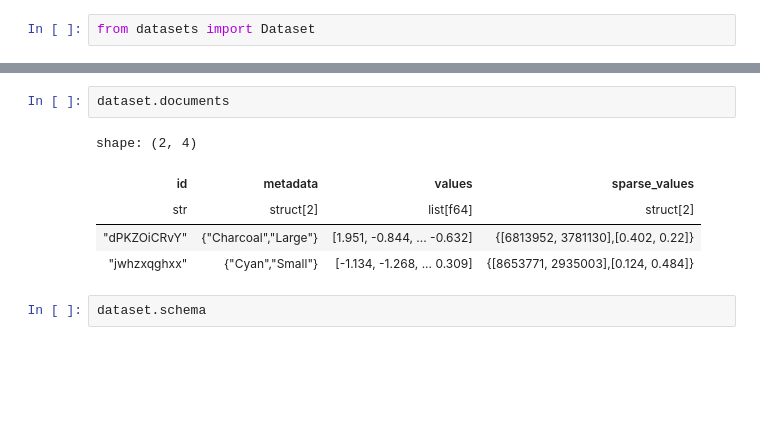
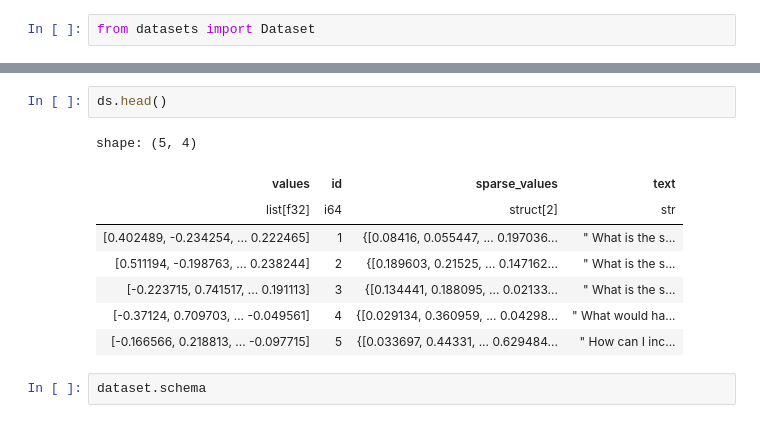
Before and after one commit to pinecone-io/pinecone-datasets, a Jupyter notebook: scratchpad.ipynb, the cells around one changed output, grey strips where cells are left out. Drawn from its saved outputs; the diff is of its cells as text; blank space fills up the shorter version.

```diff
--- a/scratchpad.ipynb
+++ b/scratchpad.ipynb
@@ -27,11 +25,14 @@ AttributeError: can't set attribute
-# %%
-dataset.documents
-# %% [output]
-shape: (2, 4)
-| id | metadata | values | sparse_values |
-| str | struct[2] | list[f64] | struct[2] |
-| "dPKZOiCRvY" | {"Charcoal","Large"} | [1.951, -0.844, ... -0.632] | {[6813952, 3781130],[0.402, 0.22]} |
-| "jwhzxqghxx" | {"Cyan","Small"} | [-1.134, -1.268, ... 0.309] | {[8653771, 2935003],[0.124, 0.484]} |
+# %%
+ds.head()
+# %% [output]
+shape: (5, 4)
+| values | id | sparse_values | text |
+| list[f32] | i64 | struct[2] | str |
+| [0.402489, -0.234254, ... 0.222465] | 1 | {[0.08416, 0.055447, ... 0.197036... | " What is the s... |
+| [0.511194, -0.198763, ... 0.238244] | 2 | {[0.189603, 0.21525, ... 0.147162... | " What is the s... |
+| [-0.223715, 0.741517, ... 0.191113] | 3 | {[0.134441, 0.188095, ... 0.02133... | " What is the s... |
+| [-0.37124, 0.709703, ... -0.049561] | 4 | {[0.029134, 0.360959, ... 0.04298... | " What would ha... |
+| [-0.166566, 0.218813, ... -0.097715] | 5 | {[0.033697, 0.44331, ... 0.629484... | " How can I inc... |
 # %%
 dataset.schema
 # %% [output]
```
Also changed, not shown: parts of 1 cell of this notebook, 2 other files.
